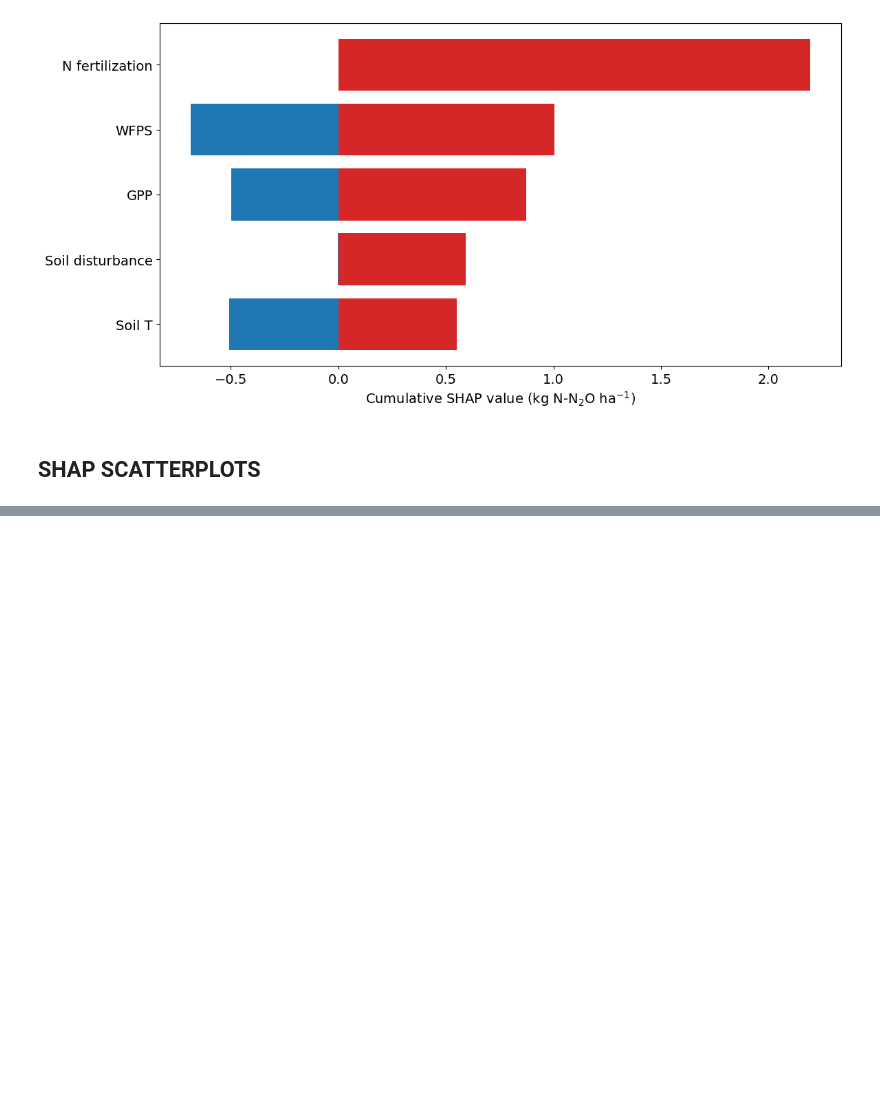
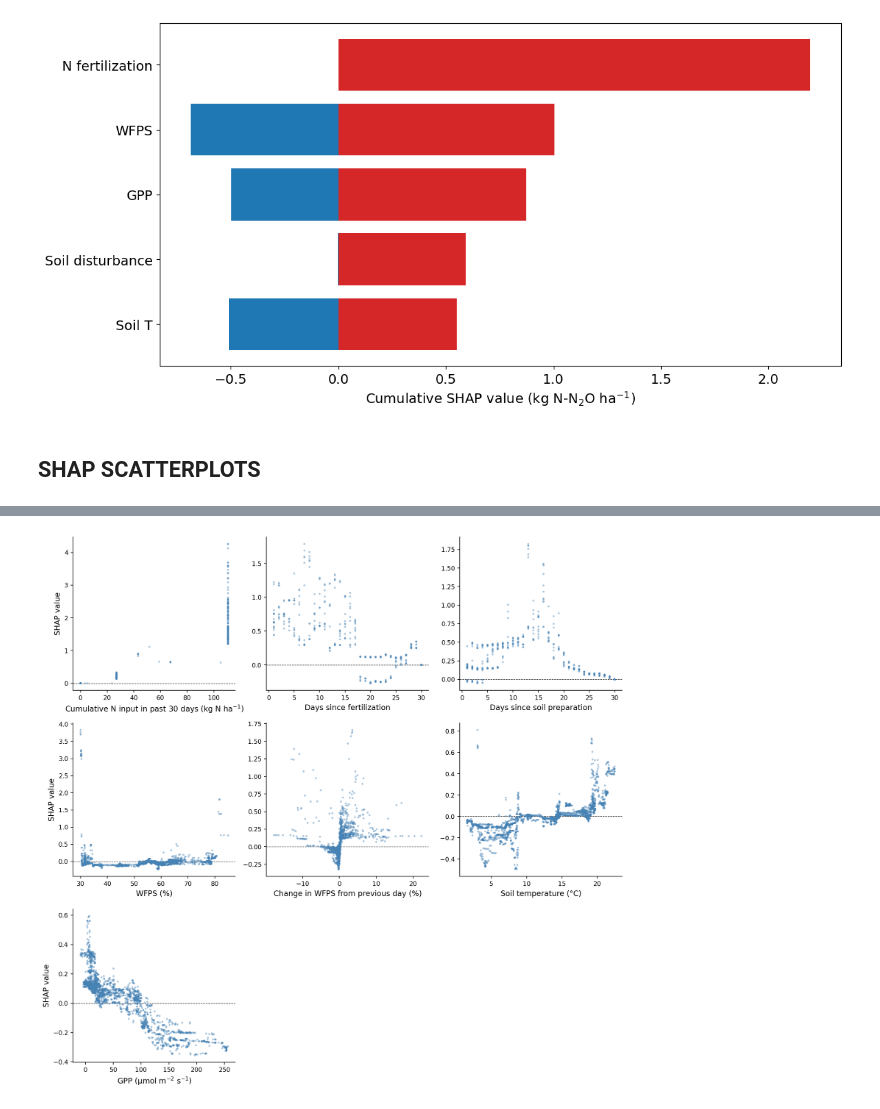
Before and after one commit to fabioturc/n2o-wheat-drivers-sources, a Jupyter notebook: notebooks/DRIVERS_10_shap_analysis.ipynb, the cells around one changed output, grey strips where cells are left out. Drawn from its saved outputs; the diff is of its cells as text; code cells hidden in the pictures; blank space fills up the shorter version.

```diff
--- a/notebooks/DRIVERS_10_shap_analysis.ipynb
+++ b/notebooks/DRIVERS_10_shap_analysis.ipynb
@@ -1015,0 +1053,60 @@ plt.show()
+# %%
+import numpy as np
+import matplotlib.pyplot as plt
+
+label_map = {
+    'flux_gpp_roll48hsum':        r"GPP (µmol m$^{-2}$ s$^{-1}$)",
+    'wfps_0.3_lag48h':            "WFPS (%)",
+    'wfps_0.3_diff24h':           "Change in WFPS from previous day (%)",
+    'timesince_soil_preparation': "Days since soil preparation",
+    'timesince_fert':             "Days since fertilization",
+    'ts_0.3_roll48hmean':         "Soil temperature (°C)",
+    'n_decay_timed':              r"Cumulative N input in past 30 days (kg N ha$^{-1}$)",
+}
+
+def get_label(col):
+    return label_map.get(col, col)
+
+plt.rcParams.update({
+    'font.family':       'sans-serif',
+    'font.size':         10,
+    'axes.labelsize':    11,
+    'xtick.labelsize':   9,
+    'ytick.labelsize':   9,
+    'axes.spines.top':   False,
+    'axes.spines.right': False,
+    'figure.dpi':        150,
+})
+
+cols   = list(X.columns)
+n_vars = len(cols)
+ncols  = 3
+nrows  = int(np.ceil(n_vars / ncols))
+
+fig, axes = plt.subplots(nrows, ncols, figsize=(ncols * 4, nrows * 3.8))
+axes_flat = axes.flatten()
+
+for i, var in enumerate(cols):
+    ax = axes_flat[i]
+
+    feat_vals = X[var].values
+    shap_vals = shap_values.values[:, X.columns.get_loc(var)]
+
+    ax.scatter(
+        feat_vals, shap_vals,
+        color="steelblue", edgecolors="none",
+        alpha=0.45, s=8, zorder=2,
+    )
+    ax.axhline(0, color="k", lw=0.7, linestyle="dashed", zorder=1)
+
+    ax.set_xlabel(get_label(var))
+    ax.set_ylabel("SHAP value" if i % ncols == 0 else "")
+
+for j in range(n_vars, len(axes_flat)):
+    axes_flat[j].set_visible(False)
+
+plt.tight_layout()
+plt.savefig('../figures/SHAP_dependence_all.png', dpi=300, bbox_inches="tight")
+plt.show()
+# %% [output]
+[figure, added]
```
Also changed, not shown: parts of 12 cells of this notebook, 4 other files.
